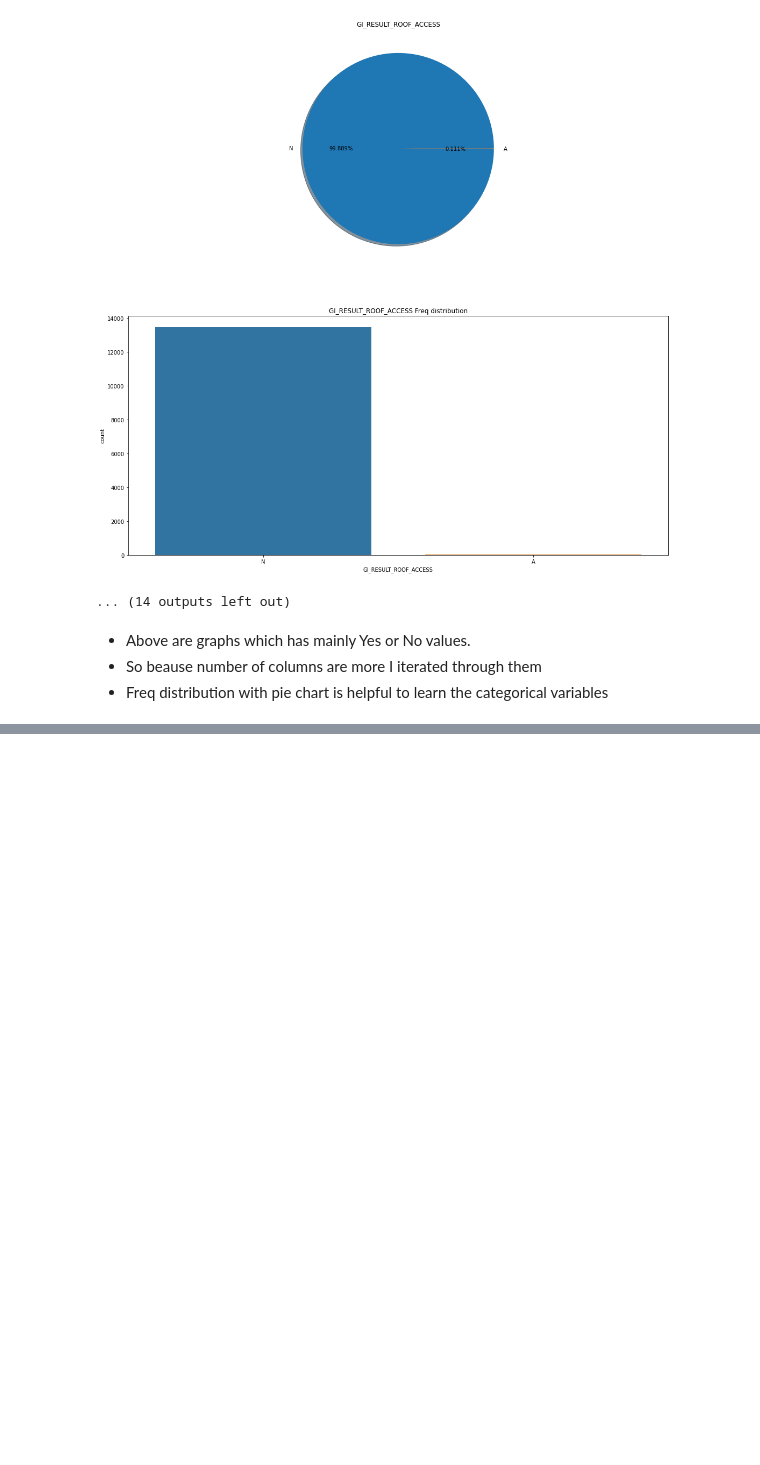
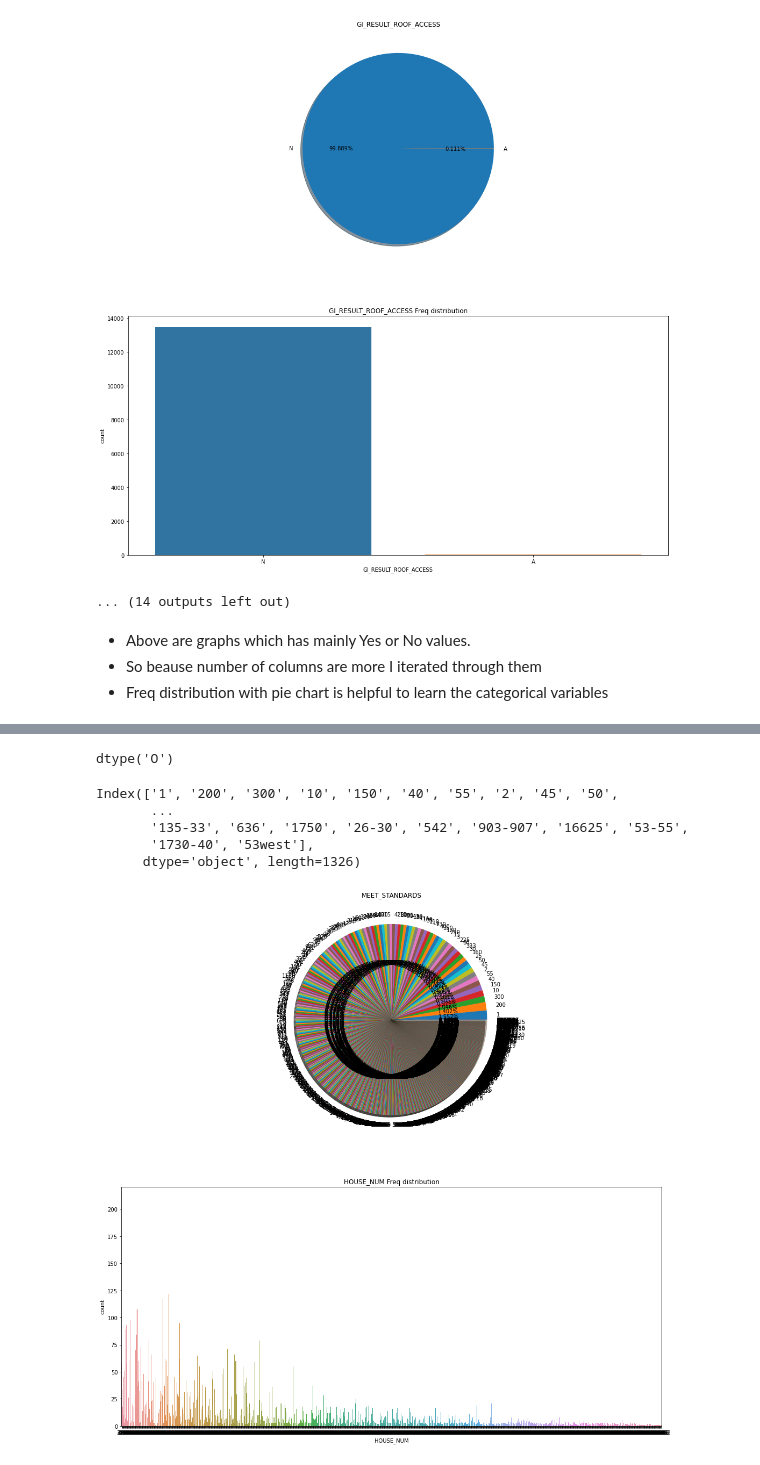
Before and after one commit to rushikeshnaik779/EDA, a Jupyter notebook: Simple_EDA__Rooftop_Drinking_Water_Tank_Inspection_Results.ipynb, the cells around one changed output, grey strips where cells are left out. Saved outputs shown, nothing was run; the diff lists cells and outputs as text; code cells hidden in the pictures; blank space fills up the shorter version.

```diff
--- a/Simple_EDA__Rooftop_Drinking_Water_Tank_Inspection_Results.ipynb
+++ b/Simple_EDA__Rooftop_Drinking_Water_Tank_Inspection_Results.ipynb
@@ -473,0 +505,28 @@ for c in cols:
+# %%
+# Univariate Analysis on Numerical Columns
+
+# HOUSE NUM : Number on street of water tank location
+
+data['HOUSE_NUM'].dtype
+# %% [output]
+dtype('O')
+# %%
+data.HOUSE_NUM.value_counts().index.unique()
+# %% [output]
+Index(['1', '200', '300', '10', '150', '40', '55', '2', '45', '50',
+       ...
+       '135-33', '636', '1750', '26-30', '542', '903-907', '16625', '53-55',
+       '1730-40', '53west'],
+      dtype='object', length=1326)
+# %%
+# So after checking the values of the HOUSE_NUM column we can see that the columns is not Numerical but the Categorical
+f, ax = plt.subplots(2,1, figsize=(18, 18))
+data['HOUSE_NUM'].value_counts().plot.pie( autopct = '%1.3f%%',
+                                        ax=ax[0], shadow=True)
+ax[0].set_title(c)
+ax[0].set_ylabel('')
+sns.countplot('HOUSE_NUM', data=data, ax=ax[1])
+ax[1].set_title("HOUSE_NUM"+' Freq distribution')
+plt.show()
+# %% [output]
+[figure, added]
```
Also changed, not shown: parts of 8 cells of this notebook.
